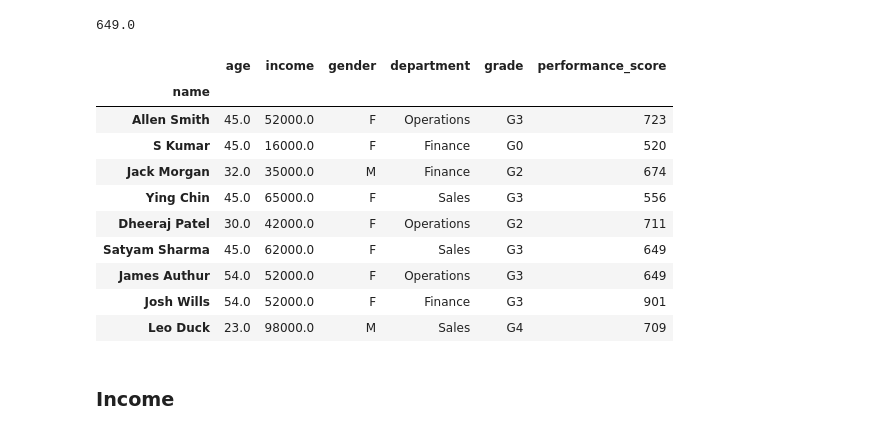
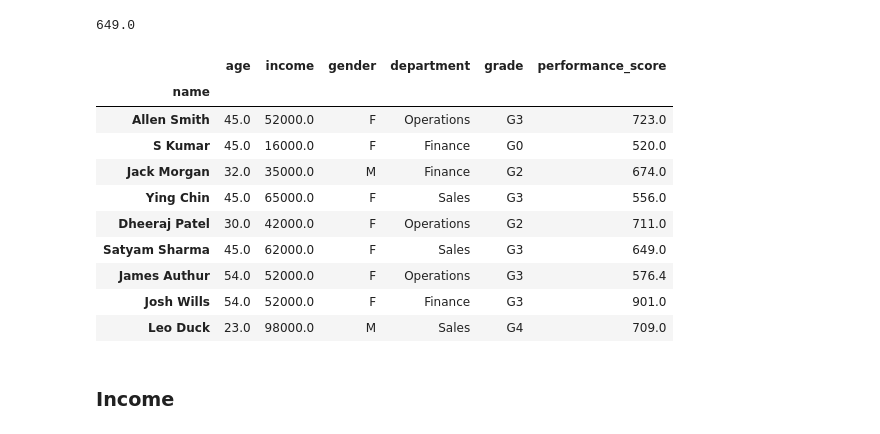
Before and after one commit to Nikhil-Perumpulavil/Activity_ICTAK, a Jupyter notebook: Week_10_Activity.ipynb, the cells around one changed output. Saved outputs shown, nothing was run; the diff lists cells and outputs as text; code cells hidden in the pictures.

```diff
--- a/Week_10_Activity.ipynb
+++ b/Week_10_Activity.ipynb
@@ -228,20 +220,20 @@ g3
 # %% [output]
 649.0
 # %%
-data['performance_score'].replace({53 : 649},inplace=True)
+data['performance_score'].replace({53 : 576.4},inplace=True)
 data
 # %% [output]
 |  | age | income | gender | department | grade | performance_score |
 | name |  |  |  |  |  |  |
-| Allen Smith | 45.0 | 52000.0 | F | Operations | G3 | 723 |
-| S Kumar | 45.0 | 16000.0 | F | Finance | G0 | 520 |
-| Jack Morgan | 32.0 | 35000.0 | M | Finance | G2 | 674 |
-| Ying Chin | 45.0 | 65000.0 | F | Sales | G3 | 556 |
-| Dheeraj Patel | 30.0 | 42000.0 | F | Operations | G2 | 711 |
-| Satyam Sharma | 45.0 | 62000.0 | F | Sales | G3 | 649 |
-| James Authur | 54.0 | 52000.0 | F | Operations | G3 | 649 |
-| Josh Wills | 54.0 | 52000.0 | F | Finance | G3 | 901 |
-| Leo Duck | 23.0 | 98000.0 | M | Sales | G4 | 709 |
+| Allen Smith | 45.0 | 52000.0 | F | Operations | G3 | 723.0 |
+| S Kumar | 45.0 | 16000.0 | F | Finance | G0 | 520.0 |
+| Jack Morgan | 32.0 | 35000.0 | M | Finance | G2 | 674.0 |
+| Ying Chin | 45.0 | 65000.0 | F | Sales | G3 | 556.0 |
+| Dheeraj Patel | 30.0 | 42000.0 | F | Operations | G2 | 711.0 |
+| Satyam Sharma | 45.0 | 62000.0 | F | Sales | G3 | 649.0 |
+| James Authur | 54.0 | 52000.0 | F | Operations | G3 | 576.4 |
+| Josh Wills | 54.0 | 52000.0 | F | Finance | G3 | 901.0 |
+| Leo Duck | 23.0 | 98000.0 | M | Sales | G4 | 709.0 |
 # %% [markdown]
 ### Income
 # %%
```
Also changed, not shown: parts of 13 cells of this notebook.
